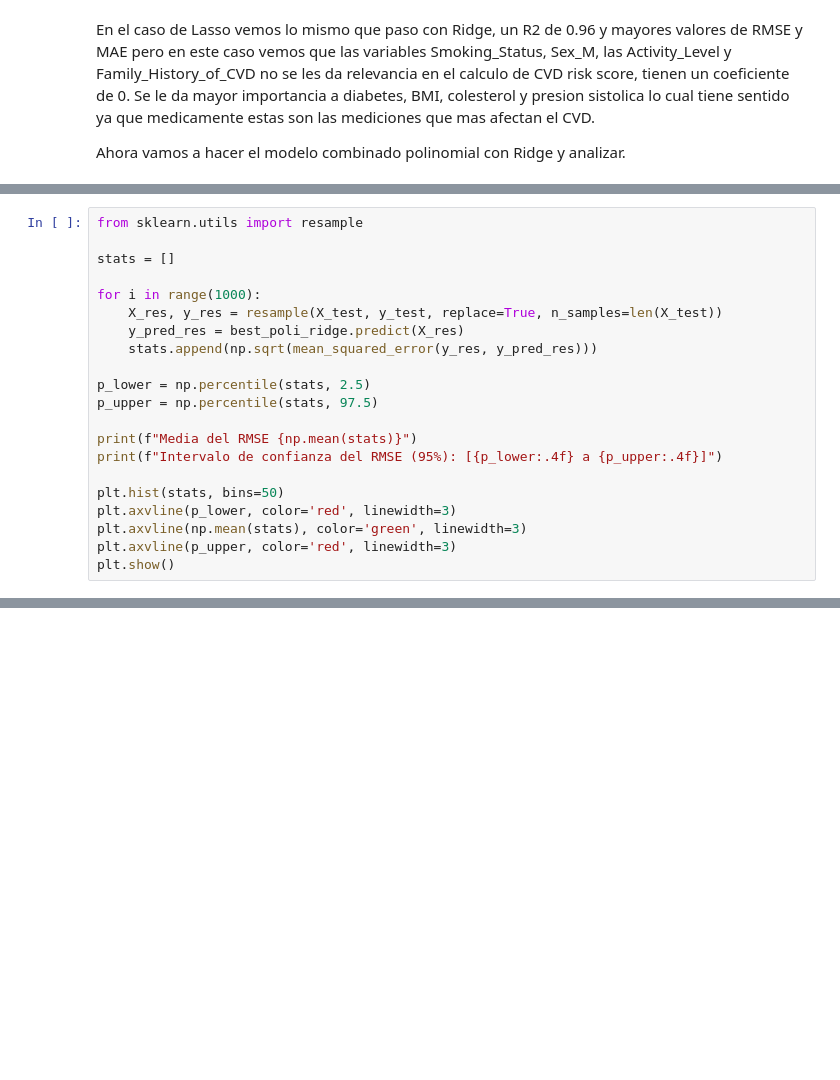
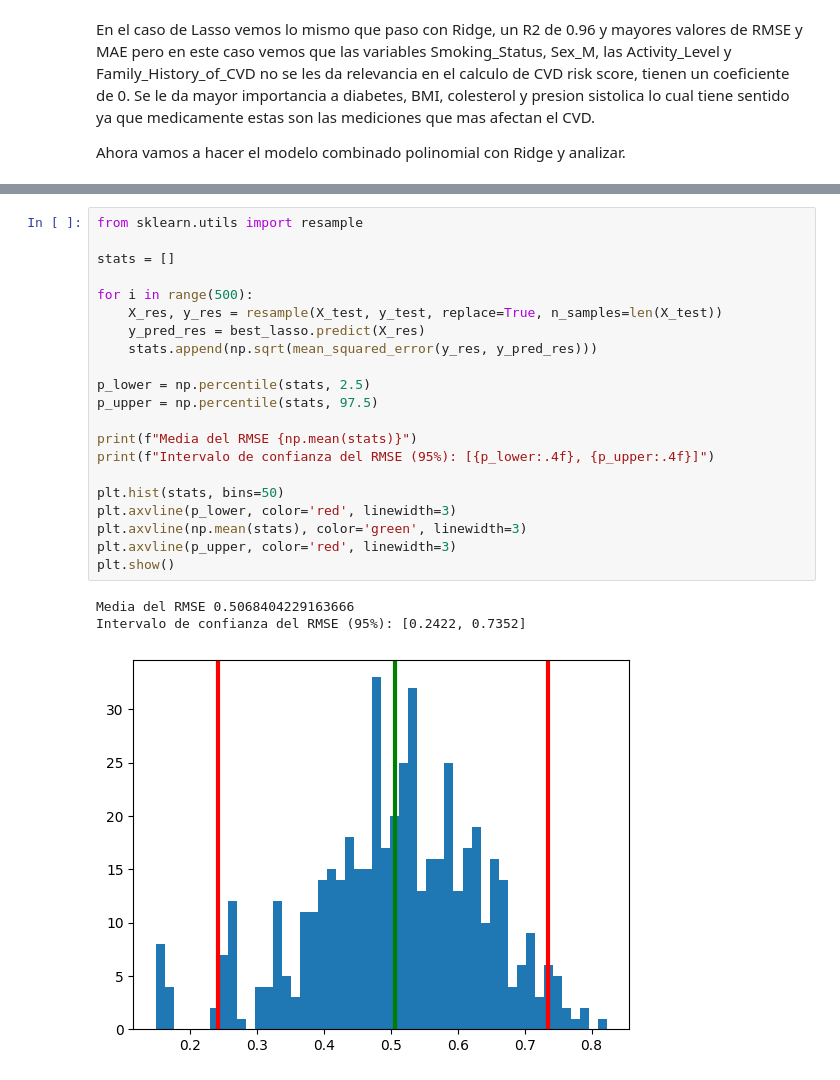
Before and after one commit to Lucasgali03/lab2, a Jupyter notebook: main.ipynb, the cells around one changed output, grey strips where cells are left out. Cells and saved outputs as stored; diff of their text form; blank space fills up the shorter version.

```diff
--- a/main.ipynb
+++ b/main.ipynb
@@ -394,24 +412,3 @@ print(results)
 1       Ridge  0.517834  0.197371  0.960335
 2       Lasso  0.518615  0.201478  0.960215
 3  Poli+Ridge  0.598847  0.371695  0.946953
-# %%
-from sklearn.utils import resample
-
-stats = []
-
-for i in range(1000):
-    X_res, y_res = resample(X_test, y_test, replace=True, n_samples=len(X_test))
-    y_pred_res = best_poli_ridge.predict(X_res)
-    stats.append(np.sqrt(mean_squared_error(y_res, y_pred_res)))
-
-p_lower = np.percentile(stats, 2.5)
-p_upper = np.percentile(stats, 97.5)
-
-print(f"Media del RMSE {np.mean(stats)}")
-print(f"Intervalo de confianza del RMSE (95%): [{p_lower:.4f} a {p_upper:.4f}]")
-
-plt.hist(stats, bins=50)
-plt.axvline(p_lower, color='red', linewidth=3)
-plt.axvline(np.mean(stats), color='green', linewidth=3)
-plt.axvline(p_upper, color='red', linewidth=3)
-plt.show()
@@ -431,0 +451,25 @@ CV RMSE Poly+Ridge: 0.6192343940393765
+# %%
+from sklearn.utils import resample
+
+stats = []
+
+for i in range(500):
+    X_res, y_res = resample(X_test, y_test, replace=True, n_samples=len(X_test))
+    y_pred_res = best_lasso.predict(X_res)
+    stats.append(np.sqrt(mean_squared_error(y_res, y_pred_res)))
+
+p_lower = np.percentile(stats, 2.5)
+p_upper = np.percentile(stats, 97.5)
+
+print(f"Media del RMSE {np.mean(stats)}")
+print(f"Intervalo de confianza del RMSE (95%): [{p_lower:.4f}, {p_upper:.4f}]")
+
+plt.hist(stats, bins=50)
+plt.axvline(p_lower, color='red', linewidth=3)
+plt.axvline(np.mean(stats), color='green', linewidth=3)
+plt.axvline(p_upper, color='red', linewidth=3)
+plt.show()
+# %% [output]
+Media del RMSE 0.5068404229163666
+Intervalo de confianza del RMSE (95%): [0.2422, 0.7352]
+[figure, new version]
```
Also changed, not shown: parts of 16 cells of this notebook.
